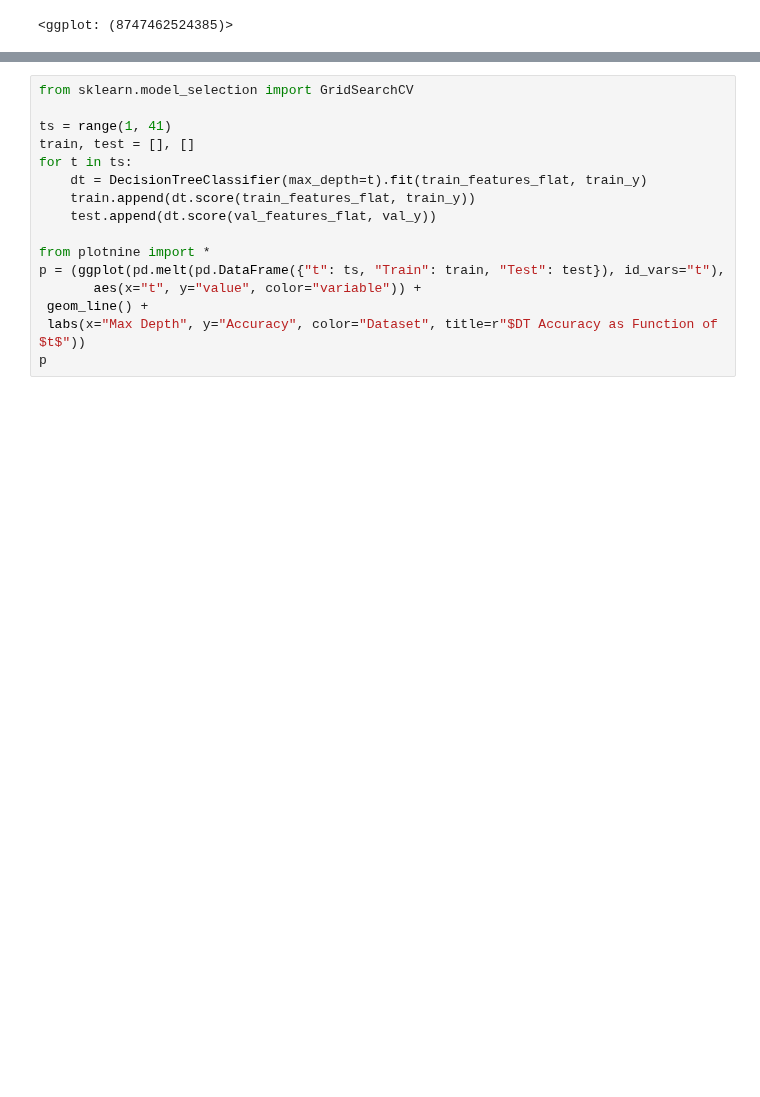
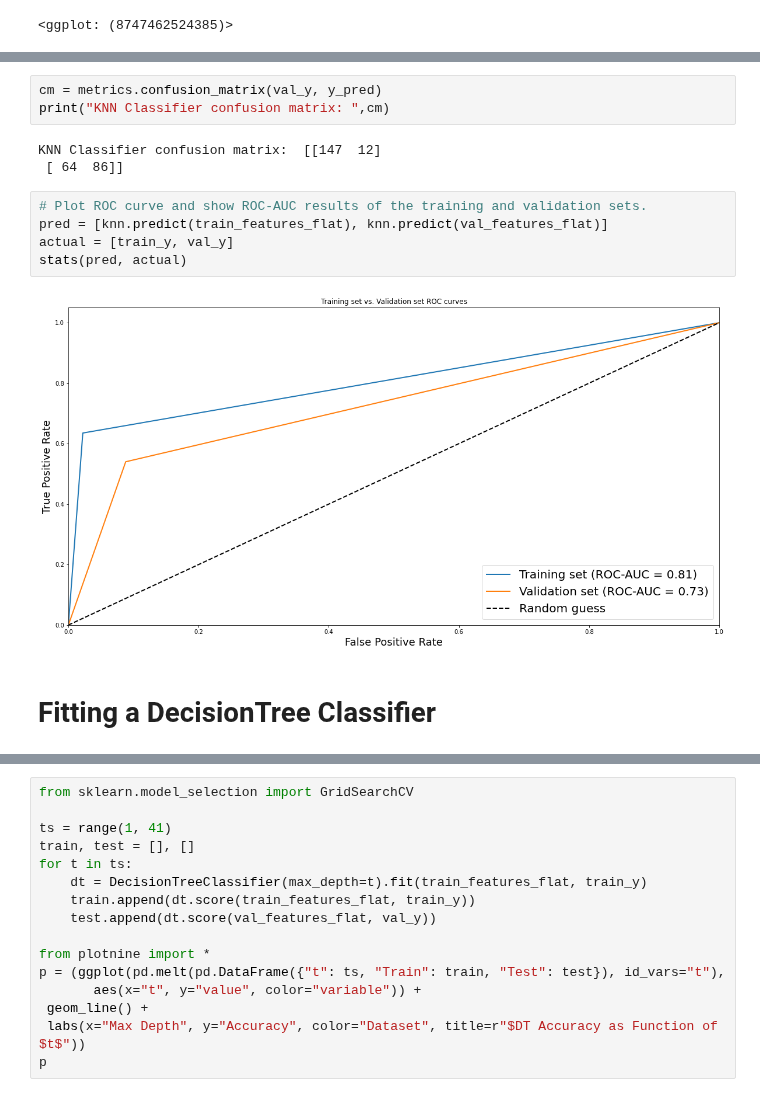
Before and after one commit to Shellyga/MAFAT-Radar-Challenge, a Jupyter notebook: Copy_of_MAFAT_Radar_Challenge_Baseline_CNN_Model.ipynb, the cells around one changed output, grey strips where cells are left out. Cells and saved outputs as stored; diff of their text form; blank space fills up the shorter version.

```diff
--- a/Copy_of_MAFAT_Radar_Challenge_Baseline_CNN_Model.ipynb
+++ b/Copy_of_MAFAT_Radar_Challenge_Baseline_CNN_Model.ipynb
@@ -645,0 +830,15 @@ opt_score = knn_cv.best_score_
+# %%
+cm = metrics.confusion_matrix(val_y, y_pred)
+print("KNN Classifier confusion matrix: ",cm)
+# %% [output]
+KNN Classifier confusion matrix:  [[147  12]
+ [ 64  86]]
+# %%
+# Plot ROC curve and show ROC-AUC results of the training and validation sets.
+pred = [knn.predict(train_features_flat), knn.predict(val_features_flat)]
+actual = [train_y, val_y]
+stats(pred, actual)
+# %% [output]
+[figure, added]
+# %% [markdown]
+# Fitting a DecisionTree Classifier
```
Also changed, not shown: parts of 41 cells of this notebook.
